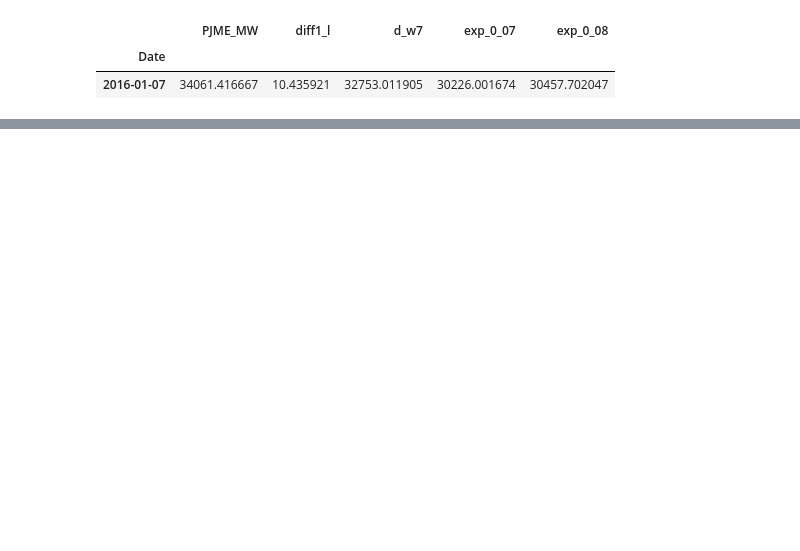
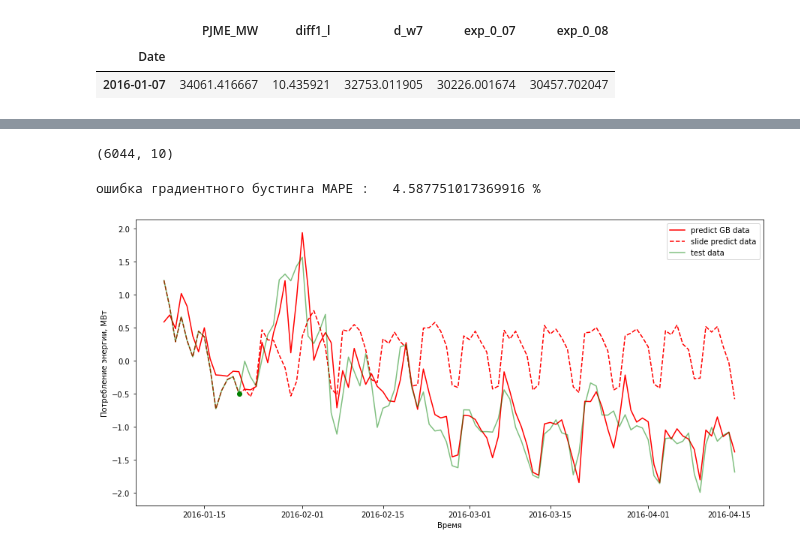
Before and after one commit to VitalyGladyshev/BML, a Jupyter notebook: ДЗ_04_ГладышевВВ.ipynb, the cells around one changed output, grey strips where cells are left out. Cells and saved outputs as stored; diff of their text form; code cells hidden in the pictures; blank space fills up the shorter version.

```diff
--- a/ДЗ_04_ГладышевВВ.ipynb
+++ b/ДЗ_04_ГладышевВВ.ipynb
@@ -357,0 +450,71 @@ for i in range(p,N10+p):
+# %%
+scl_x = StandardScaler()
+
+X_new = X_tmp.iloc[p:-h,:].values
+X_new = scl_x.fit_transform(X_new.astype('float64'))
+X_new.shape
+# %% [output]
+(6044, 10)
+# %%
+train, test = split_data( X_tmp, '01-06-2016')
+# %%
+X_train =X_new[:train.shape[0],:]
+y_train =y[:train.shape[0],0]
+X_test =X_new[train.shape[0]:,:]
+y_test =y[train.shape[0]:,0]
+# %%
+model_g_best = GradientBoostingRegressor(max_depth=2,  n_estimators=1200)
+model_g_best.fit( X_train, y_train )
+y_test_pred_g = model_g_best.predict(X_test)
+
+er_g = mean_absolute_percentage_error(y_true=scl_target.inverse_transform( y_test),y_pred = scl_target.inverse_transform( y_test_pred_g))
+print('ошибка градиентного бустинга MAPE :  ', er_g,'%')
+# %% [output]
+ошибка градиентного бустинга MAPE :   4.587751017369916 %
+# %%
+X_test_100 = X_test.copy()
+y_test_100 = y_test.copy()
+N10 = 100
+err = []
+for i in range(p,N10+p):
+    pred = model_g_best.predict(X_test_100[i,:].reshape((1,X_test_100.shape[1])))
+
+    err.append(mean_absolute_percentage_error(y_true = scl_target.inverse_transform([y_test_100[i]]),
+                                              y_pred = scl_target.inverse_transform(pred)))
+
+    y_test_100[i] = pred
+    # восстанавливаем не масштабированное значение ряда текущей точке
+    y_i=scl_target.inverse_transform(y_test_100[i:i+1]  )
+
+    # заполняем вектор для прогноза следующей точки
+    X_test_100[i+1,0] = (y_i-scl_x.mean_[0])/scl_x.scale_[0]
+    #строим 'exp_0_07', 'exp_0_08'
+    X_test_100[i+1,6] = X_test_100[i,6]*(1-0.08)+ 0.08 * X_test_100[i+1,0]
+    X_test_100[i+1,5] = X_test_100[i,5]*(1-0.07)+ 0.07 * X_test_100[i+1,0]
+    #строим 'd_w7' - признак под номером 3
+    X_test_100[i+1,3] = np.mean(X_test_100[i-6:i+1,0])
+    #строим 'diff1_l' - признак под номером 4
+    # строим логарифм по значению ряда и скалируем признак по схеме 4-го признака из основного списка
+    xy_i=(np.log((y_i))-scl_x.mean_[4])*scl_x.scale_[4]
+    #устанавливаем новое значение для 4
+    X_test_100[i+1,4] = xy_i
+    # обновим историю значенний
+    X_test_100[i+1,7] = X_test_100[i-13,0]
+    X_test_100[i+1,8] = X_test_100[i-6,0]
+
+    X_test_100[i+1,9] = X_test_100[i-1,0]
+
+
+plt.figure( figsize=( 15, 7 ))
+
+
+plt.xlabel('Время')
+plt.ylabel('Потребление энергии, МВт')
+plt.plot(test.index[1:N10+1],y_test_pred_g[:N10], 'r',label='predict GB data' )
+plt.plot(test.index[1:N10+1],y_test_100[:N10], '--r',label='slide predict data')
+plt.plot(test.index[1:N10+1],y_test[:N10], 'g',label='test data', alpha=0.5)
+plt.plot(test.index[p],y_test[p-1], 'og', alpha=1)
+plt.legend()
+plt.show()
+# %% [output]
+[figure, added]
```
Also changed, not shown: parts of 43 cells of this notebook.
